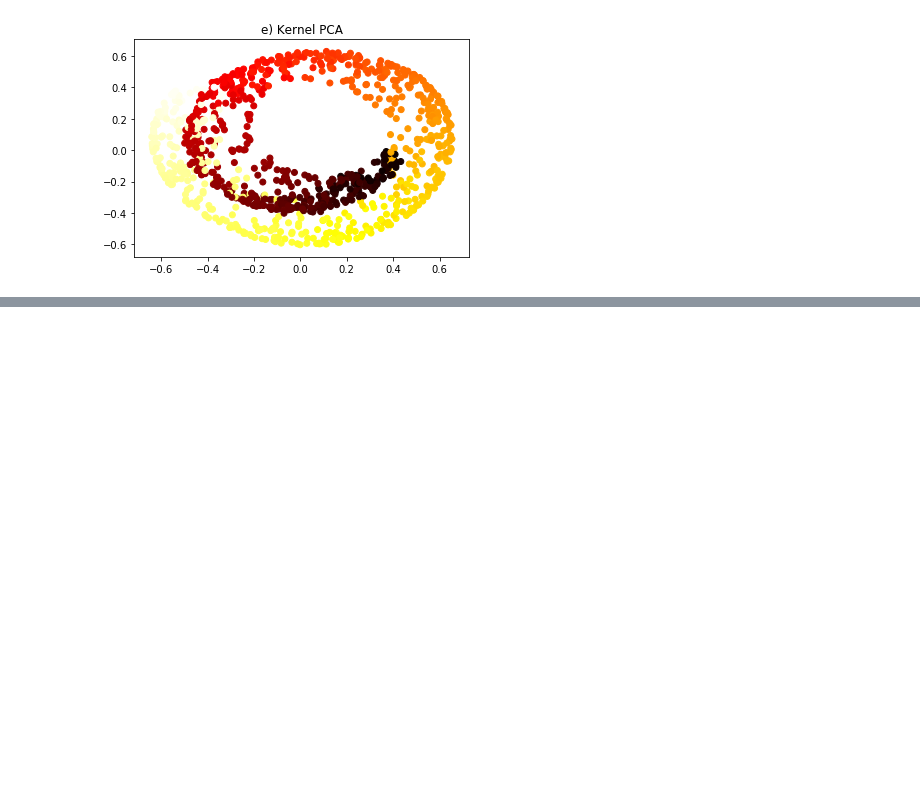
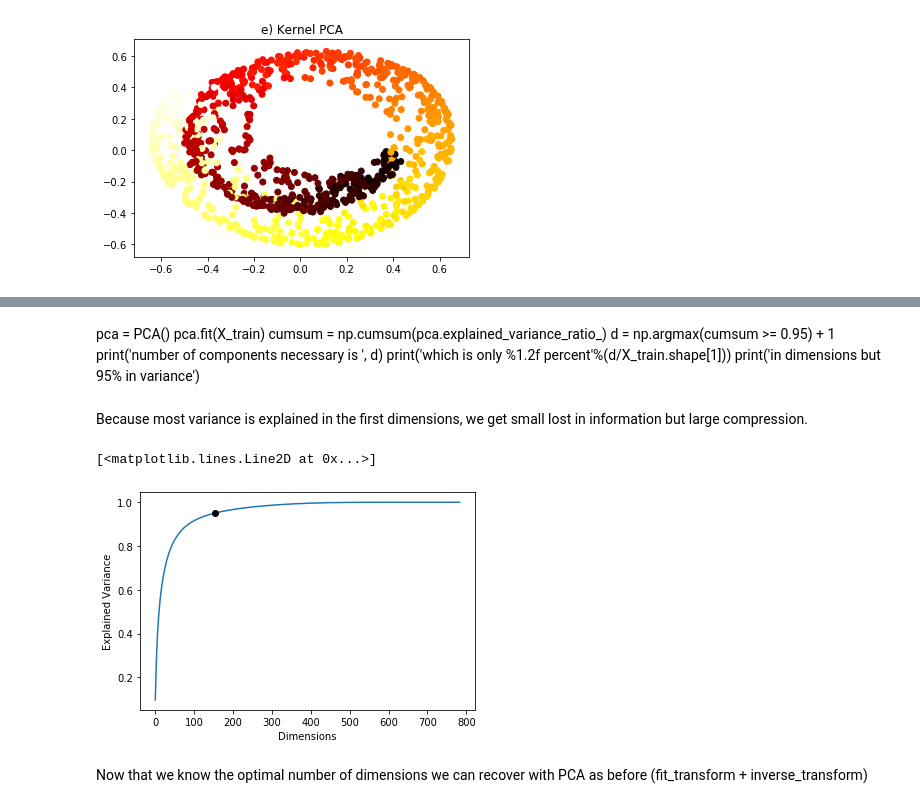
Before and after one commit to dtrad/geoml_course, a Jupyter notebook: Practice15DimRed.ipynb, the cells around one changed output, grey strips where cells are left out. Cells and saved outputs as stored; diff of their text form; code cells hidden in the pictures; blank space fills up the shorter version.

```diff
--- a/Practice15DimRed.ipynb
+++ b/Practice15DimRed.ipynb
@@ -354,0 +399,20 @@ Text(0.5, 1.0, 'e) Kernel PCA')
+# %% [markdown]
+pca = PCA()
+pca.fit(X_train)
+cumsum = np.cumsum(pca.explained_variance_ratio_)
+d = np.argmax(cumsum >= 0.95) + 1
+print('number of components necessary is ', d)
+print('which is only %1.2f percent'%(d/X_train.shape[1]))
+print('in dimensions but 95% in variance')
+# %% [markdown]
+Because most variance is explained in the first dimensions, we get small lost in information but large compression.
+# %%
+plt.plot(cumsum)
+plt.xlabel("Dimensions")
+plt.ylabel("Explained Variance")
+plt.plot(d, 0.95, "ko")
+# %% [output]
+[<matplotlib.lines.Line2D at 0x...>]
+[figure, added]
+# %% [markdown]
+Now that we know the optimal number of dimensions we can recover with PCA as before (fit_transform + inverse_transform)
```
Also changed, not shown: parts of 12 cells of this notebook.
